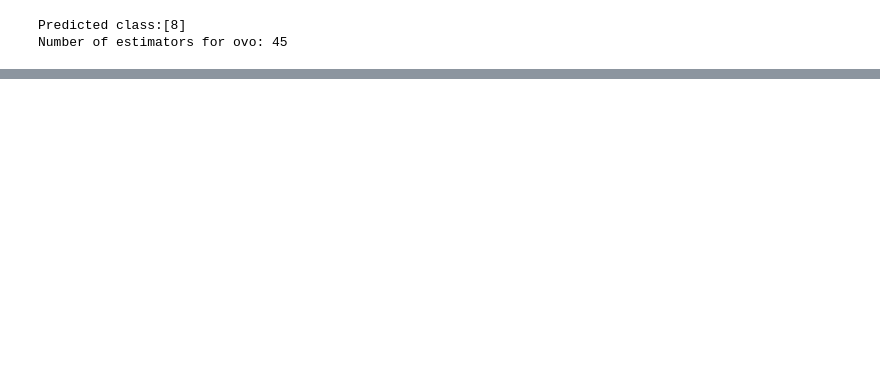
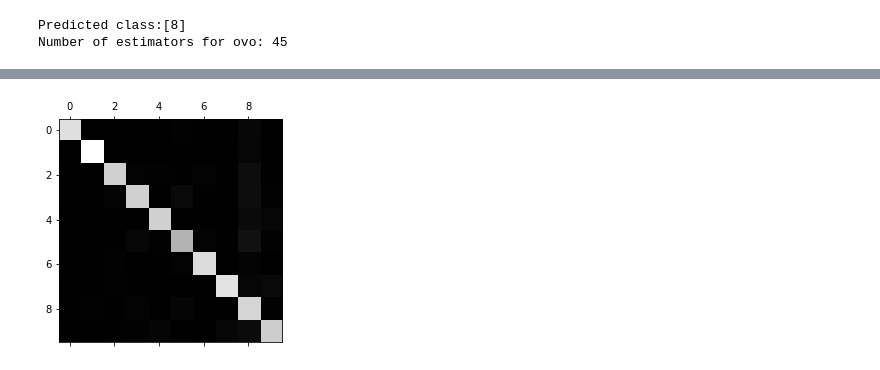
Before and after one commit to wazabata/HandsOnML, a Jupyter notebook: Chapter Code/Chapter3_Classification.ipynb, the cells around one changed output, grey strips where cells are left out. Cells and saved outputs as stored; diff of their text form; code cells hidden in the pictures; blank space fills up the shorter version.

```diff
--- a/Chapter Code/Chapter3_Classification.ipynb
+++ b/Chapter Code/Chapter3_Classification.ipynb
@@ -354,4 +346,5 @@ Predicted class:[8]
 Number of estimators for ovo: 45
 # %%
 ## Now train a random forest - will not require OvA or OvO
-forest_clf.predict_proba([some_digit]) # Will return probability for each class
+forest_clf.fit(X_train, y_train)
+forest_clf.predict([some_digit])
@@ -366,0 +371,7 @@ print("CV perf of scaled SGD: {}".format(cross_val_score(sgd_clf, X_train_scaled
+# %%
+## Found model and want to analyze types of error it makes
+## Take a look at confusion matrix
+# sgd_clf.fit(X_train_scaled, y_train)
+y_train_pred = cross_val_predict(sgd_clf, X_train_scaled, y_train, cv = 2) ##sgd_clf.predict(y_train)
+conf_mx = confusion_matrix(y_train, y_train_pred)
+conf_mx
@@ -366,0 +389,6 @@ print("CV perf of scaled SGD: {}".format(cross_val_score(sgd_clf, X_train_scaled
+# %%
+## Visualize the confusion matrix
+plt.matshow(conf_mx, cmap = plt.cm.gray)
+plt.show()
+# %% [output]
+[figure, added]
```
Also changed, not shown: parts of 27 cells of this notebook, 1 other file.
